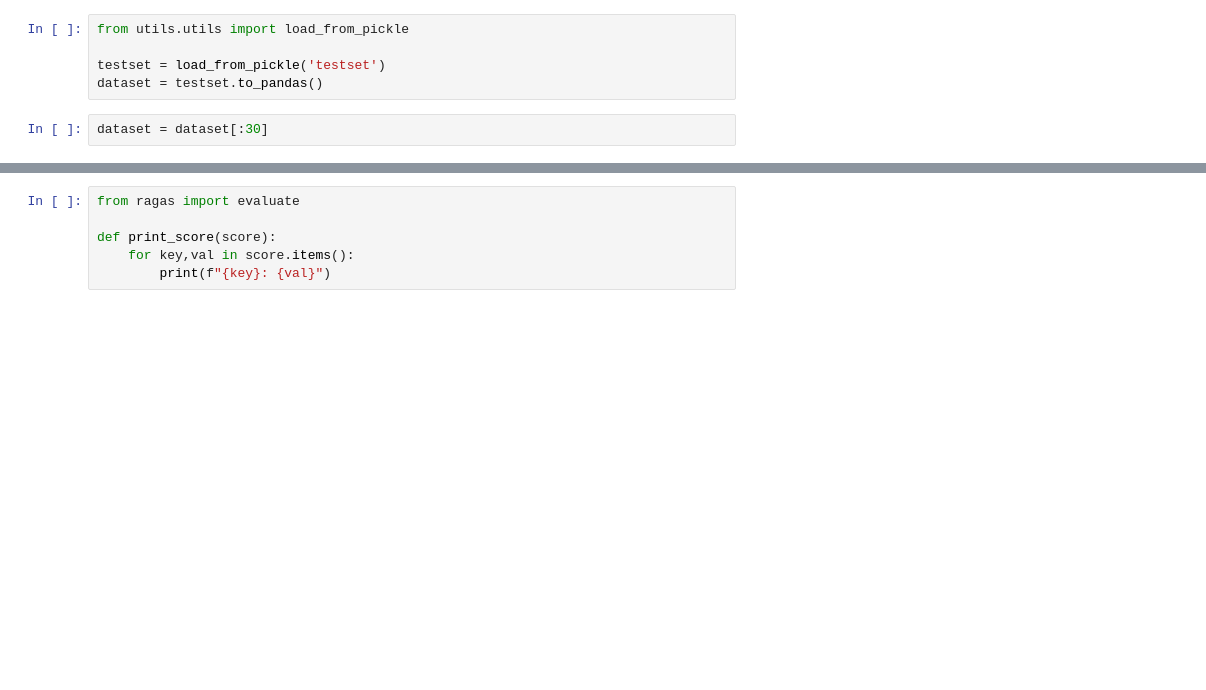
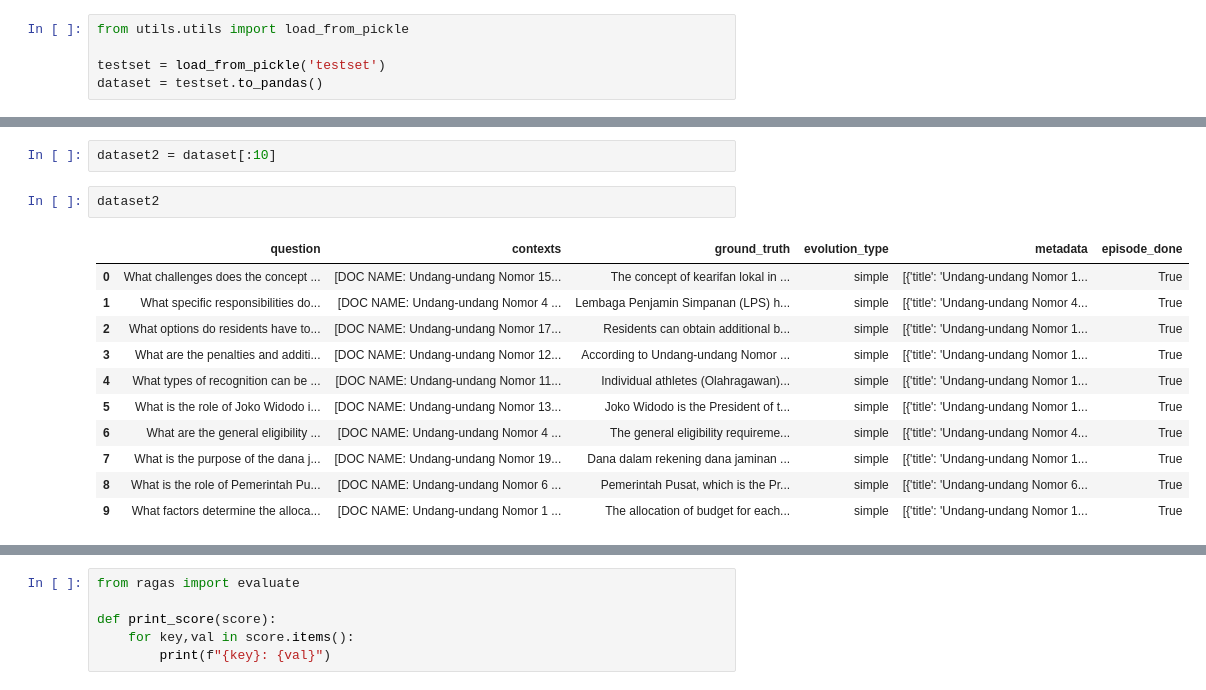
Before and after one commit to arkanalexei/ta-rag-demo, a Jupyter notebook: 4_evaluate.ipynb, the cells around one changed output, grey strips where cells are left out. Cells and saved outputs as stored; diff of their text form; blank space fills up the shorter version.

```diff
--- a/4_evaluate.ipynb
+++ b/4_evaluate.ipynb
@@ -51,5 +87,3 @@ from utils.utils import load_from_pickle
 
 testset = load_from_pickle('testset')
 dataset = testset.to_pandas()
-# %%
-dataset = dataset[:30]
@@ -76,3 +90,19 @@ dataset
+# %%
+dataset2 = dataset[:10]
+# %%
+dataset2
+# %% [output]
+|  | question | contexts | ground_truth | evolution_type | metadata | episode_done |
+| 0 | What challenges does the concept ... | [DOC NAME: Undang-undang Nomor 15... | The concept of kearifan lokal in ... | simple | [{'title': 'Undang-undang Nomor 1... | True |
+| 1 | What specific responsibilities do... | [DOC NAME: Undang-undang Nomor 4 ... | Lembaga Penjamin Simpanan (LPS) h... | simple | [{'title': 'Undang-undang Nomor 4... | True |
+| 2 | What options do residents have to... | [DOC NAME: Undang-undang Nomor 17... | Residents can obtain additional b... | simple | [{'title': 'Undang-undang Nomor 1... | True |
+| 3 | What are the penalties and additi... | [DOC NAME: Undang-undang Nomor 12... | According to Undang-undang Nomor ... | simple | [{'title': 'Undang-undang Nomor 1... | True |
+| 4 | What types of recognition can be ... | [DOC NAME: Undang-undang Nomor 11... | Individual athletes (Olahragawan)... | simple | [{'title': 'Undang-undang Nomor 1... | True |
+| 5 | What is the role of Joko Widodo i... | [DOC NAME: Undang-undang Nomor 13... | Joko Widodo is the President of t... | simple | [{'title': 'Undang-undang Nomor 1... | True |
+| 6 | What are the general eligibility ... | [DOC NAME: Undang-undang Nomor 4 ... | The general eligibility requireme... | simple | [{'title': 'Undang-undang Nomor 4... | True |
+| 7 | What is the purpose of the dana j... | [DOC NAME: Undang-undang Nomor 19... | Dana dalam rekening dana jaminan ... | simple | [{'title': 'Undang-undang Nomor 1... | True |
+| 8 | What is the role of Pemerintah Pu... | [DOC NAME: Undang-undang Nomor 6 ... | Pemerintah Pusat, which is the Pr... | simple | [{'title': 'Undang-undang Nomor 6... | True |
+| 9 | What factors determine the alloca... | [DOC NAME: Undang-undang Nomor 1 ... | The allocation of budget for each... | simple | [{'title': 'Undang-undang Nomor 1... | True |
 # %%
 # from utils.rag.basic_agent import caller_with_sources
 from utils.rag.open_source.basic_agent import caller_with_sources
```
Also changed, not shown: parts of 4 cells of this notebook, 9 other files.
